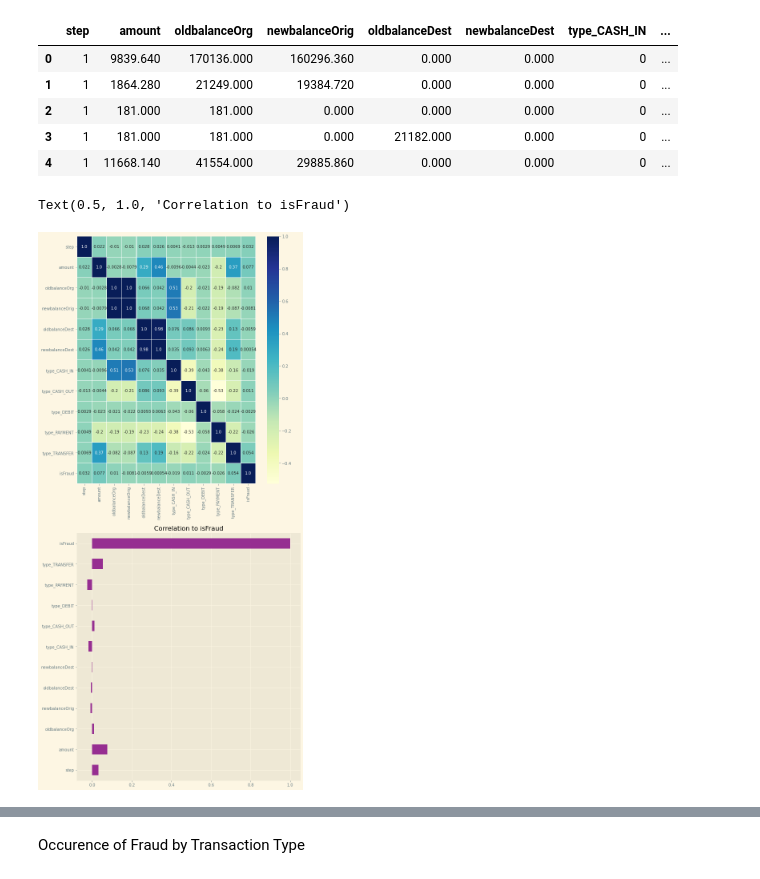
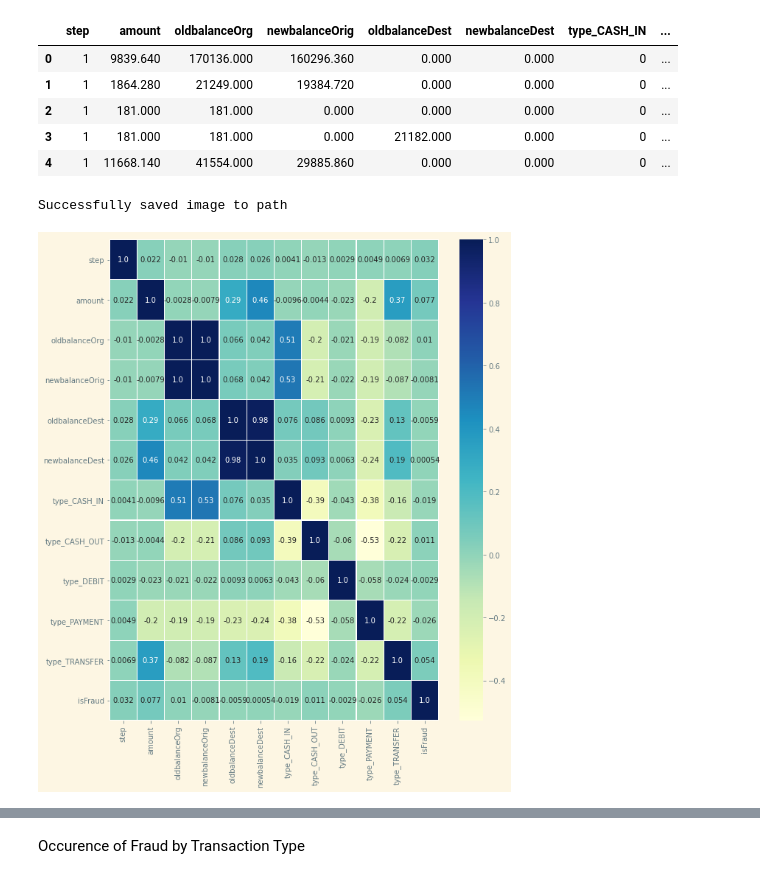
Before and after one commit to KishenSharma6/CreditFraudAnalysis, a Jupyter notebook: notebooks/Exploratory Data Analysis/03052020_EDA.ipynb, the cells around one changed output, grey strips where cells are left out. Cells and saved outputs as stored; diff of their text form; code cells hidden in the pictures.

```diff
--- a/notebooks/Exploratory Data Analysis/03052020_EDA.ipynb
+++ b/notebooks/Exploratory Data Analysis/03052020_EDA.ipynb
@@ -114,14 +114,17 @@ dummies.head()
 | 3 | 1 | 181.000 | 181.000 | 0.000 | 21182.000 | 0.000 | 0 | ... |
 | 4 | 1 | 11668.140 | 41554.000 | 29885.860 | 0.000 | 0.000 | 0 | ... |
 # %%
-corr= dummies.corr()#['isFraud']
-f, ax= plt.subplots(2,1,figsize= (10,25))
+corr= dummies.corr()
+f, ax= plt.subplots(figsize= (10,12))
 
-sns.heatmap(corr, annot= True, linewidths=.1,
-           fmt='.2',cmap= 'YlGnBu', ax=ax[0])
+j= sns.heatmap(corr, annot= True, linewidths=.1,
+           fmt='.2',cmap= 'YlGnBu', ax=ax)
 
-dummies.corr()['isFraud'].plot(kind= 'barh', ax=ax[1], color= 'purple', alpha= .8)
-ax[1].set_title('Correlation to isFraud');
+#Save fig
+os.chdir(config['paths']['home'])
+from src.visualization.visualize import save_plot
+
+save_plot(plot= j, path= config['paths']['figures'], filename='HeatMap.png')
 # %% [output]
-Text(0.5, 1.0, 'Correlation to isFraud')
+Successfully saved image to path
-[figure, old version]
+[figure, new version]
```
Also changed, not shown: parts of 5 cells of this notebook.
